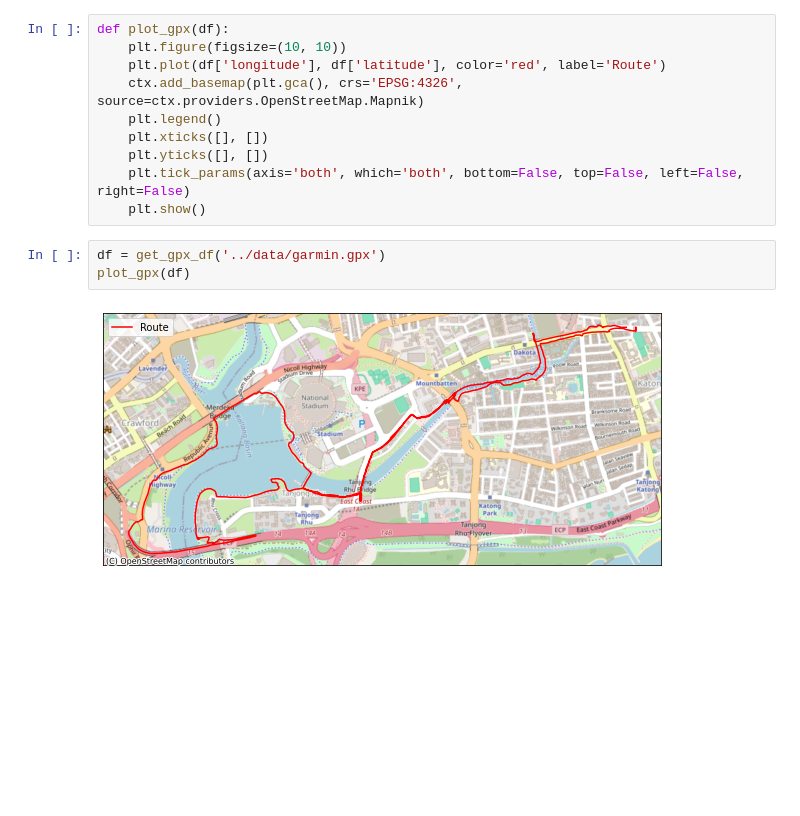
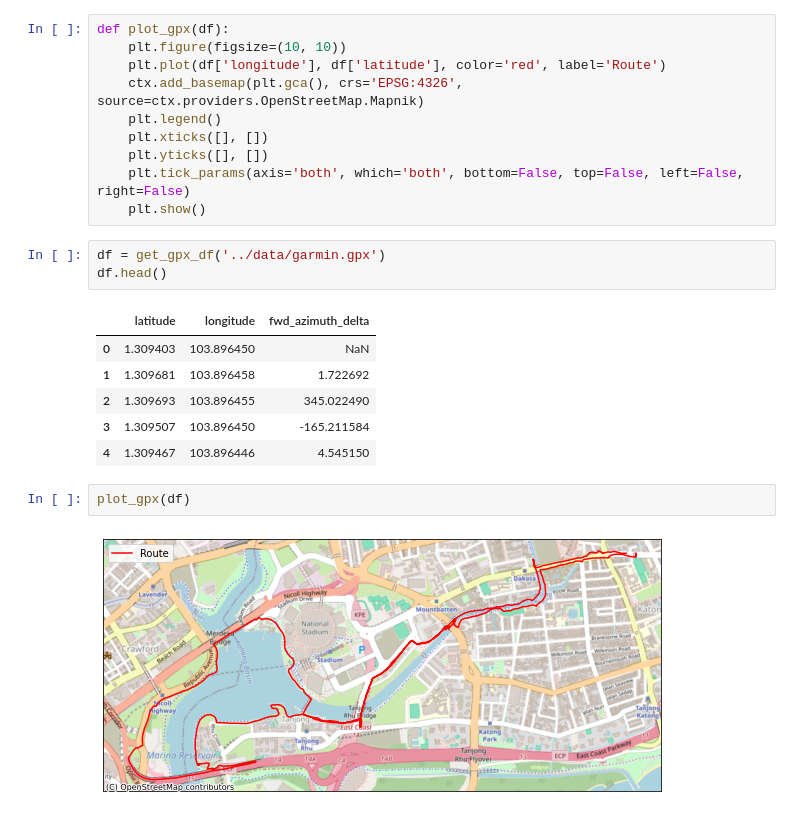
Before and after one commit to evgeniyarbatov/osmr-running, a Jupyter notebook: notebooks/OSRM vs GPX route.ipynb, the cells around one changed output. Saved outputs shown, nothing was run; the diff lists cells and outputs as text; blank space fills up the shorter version.

```diff
--- a/notebooks/OSRM vs GPX route.ipynb
+++ b/notebooks/OSRM vs GPX route.ipynb
@@ -51,6 +72,15 @@ def plot_gpx(df):
     plt.show()
 # %%
 df = get_gpx_df('../data/garmin.gpx')
-plot_gpx(df)
+df.head()
 # %% [output]
-[figure, removed]
+|  | latitude | longitude | fwd_azimuth_delta |
+| 0 | 1.309403 | 103.896450 | NaN |
+| 1 | 1.309681 | 103.896458 | 1.722692 |
+| 2 | 1.309693 | 103.896455 | 345.022490 |
+| 3 | 1.309507 | 103.896450 | -165.211584 |
+| 4 | 1.309467 | 103.896446 | 4.545150 |
+# %%
+plot_gpx(df)
+# %% [output]
+[figure, added]
```
Also changed, not shown: parts of 7 cells of this notebook.
